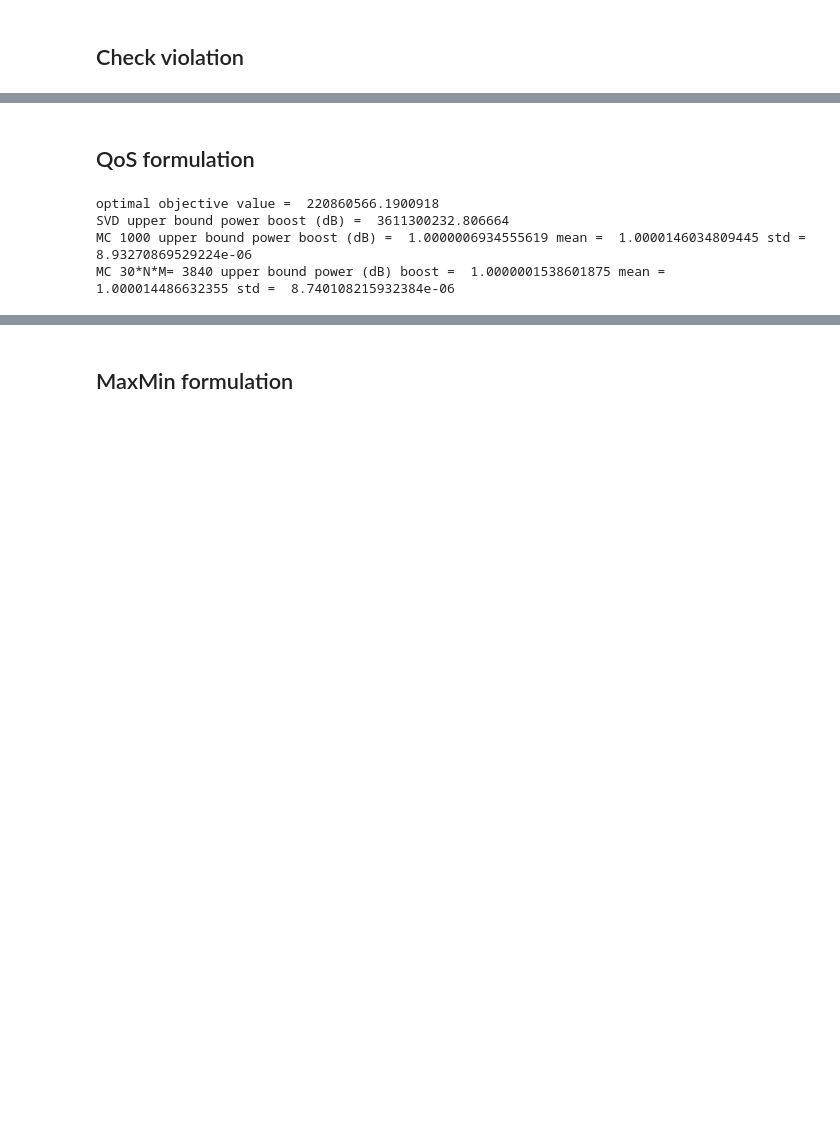
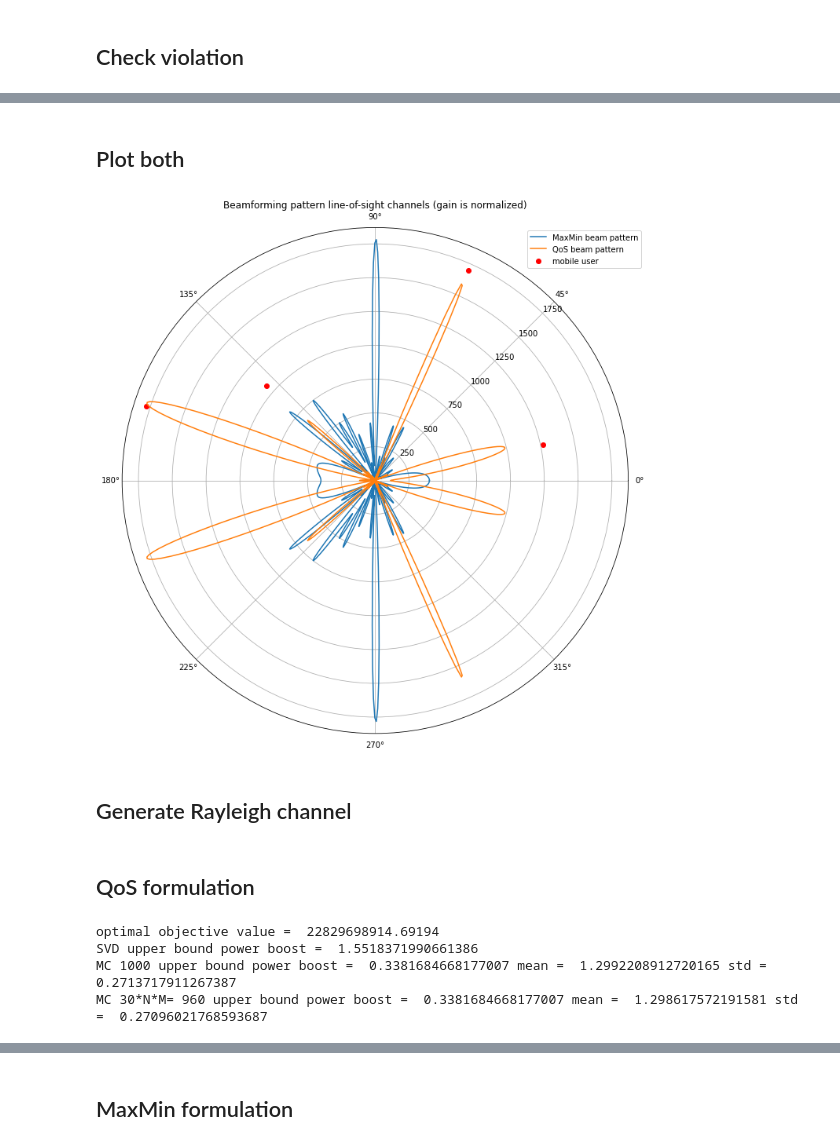
Before and after one commit to anvuongb/ece569_cvxopt_final, a Jupyter notebook: transmit_beamforming.ipynb, the cells around one changed output, grey strips where cells are left out. Cells and saved outputs as stored; diff of their text form; code cells hidden in the pictures; blank space fills up the shorter version.

```diff
--- a/transmit_beamforming.ipynb
+++ b/transmit_beamforming.ipynb
@@ -284,0 +369,28 @@ plt.show()
+# %% [markdown]
+## Plot both
+# %%
+fig = plt.figure(figsize=(10,10))
+ax = fig.add_subplot(projection='polar', label="meters")
+
+# max min
+w = w_best_maxmin.ravel()
+phi, g = gain(w)
+DdBi = get_directive_gain(g)
+ax.plot(phi, g*np.max(distances)/np.max(g), label="MaxMin beam pattern")
+
+# QoS
+w = w_best_qos.ravel()
+phi, g = gain(w)
+DdBi = get_directive_gain(g)
+ax.plot(phi, g*np.max(distances)/np.max(g), label="QoS beam pattern")
+
+ax.scatter(angles, distances, color="red", label="mobile user")
+# ax.set_rticks([0, 50, 100, 200, 250])
+ax.set_rlabel_position(45)
+plt.title("Beamforming pattern line-of-sight channels (gain is normalized)")
+plt.legend()
+ax.legend(loc=(0.8,0.92))
+plt.tight_layout()
+plt.show()
+# %% [output]
+[figure, added]
@@ -284,0 +399,2 @@ plt.show()
+# %% [markdown]
+## Generate Rayleigh channel
@@ -307,7 +423,7 @@ w_SVD   = recover_w_SVD(W_opt)
 scale_factor_SVD = get_min_scale_factor(w_SVD, H_array_norm_QoS)
 w_SVD *= scale_factor_SVD
 ubpb_SVD = np.linalg.norm(w_SVD)**2/opt
-print("SVD upper bound power boost (dB) = ", ubpb_SVD)
+print("SVD upper bound power boost = ", ubpb_SVD)
 ubpb = []
 
 for i in range(1000):
@@ -325,12 +441,12 @@ for i in range(1000):
     w_randC *= scale_factor_randC
 
     w_l = [w_SVD, w_randA, w_randB, w_randC]
-    norm_l = [np.linalg.norm(w_SVD)**2, np.linalg.norm(w_randA)**2, np.linalg.norm(w_randB)**2, np.linalg.norm(w_randC)**2]
+    norm_l = [calc_norm2(w_SVD)**2, calc_norm2(w_randA)**2, calc_norm2(w_randB)**2, calc_norm2(w_randC)**2]
 
     w_min = w_l[np.argmin(norm_l)]
-    ubpb.append(np.linalg.norm(w_min)**2/opt)
+    ubpb.append(calc_norm2(w_min)**2/opt)
 
-print("MC 1000 upper bound power boost (dB) = ", np.min(ubpb), "mean = ", np.mean(ubpb), "std = ", np.std(ubpb))
+print("MC 1000 upper bound power boost = ", np.min(ubpb), "mean = ", np.mean(ubpb), "std = ", np.std(ubpb))
 
 w_best = None
 ubpb_best = np.inf
@@ -351,21 +467,21 @@ for i in range(30*N*M):
     w_randC *= scale_factor_randC
 
     w_l = [w_SVD, w_randA, w_randB, w_randC]
-    norm_l = [np.linalg.norm(w_SVD)**2, np.linalg.norm(w_randA)**2, np.linalg.norm(w_randB)**2, np.linalg.norm(w_randC)**2]
+    norm_l = [calc_norm2(w_SVD)**2, calc_norm2(w_randA)**2, calc_norm2(w_randB)**2, calc_norm2(w_randC)**2]
 
     w_min = w_l[np.argmin(norm_l)]
-    ubpb.append(np.linalg.norm(w_min)**2/opt)
+    ubpb.append(calc_norm2(w_min)**2/opt)
 
     if ubpb[-1] < ubpb_best:
         w_best = w_min
         ubpb_best = ubpb[-1]
 w_best_qos = w_best
-print("MC 30*N*M=", 30*N*M, "upper bound power (dB) boost = ", np.min(ubpb), "mean = ", np.mean(ubpb), "std = ", np.std(ubpb))
+print("MC 30*N*M=", 30*N*M, "upper bound power boost = ", np.min(ubpb), "mean = ", np.mean(ubpb), "std = ", np.std(ubpb))
 # %% [output]
-optimal objective value =  220860566.1900918
-SVD upper bound power boost (dB) =  3611300232.806664
-MC 1000 upper bound power boost (dB) =  1.0000006934555619 mean =  1.0000146034809445 std =  8.93270869529224e-06
-MC 30*N*M= 3840 upper bound power (dB) boost =  1.0000001538601875 mean =  1.000014486632355 std =  8.740108215932384e-06
+optimal objective value =  22829698914.69194
+SVD upper bound power boost =  1.5518371990661386
+MC 1000 upper bound power boost =  0.3381684668177007 mean =  1.2992208912720165 std =  0.2713717911267387
+MC 30*N*M= 960 upper bound power boost =  0.3381684668177007 mean =  1.298617572191581 std =  0.27096021768593687
 # %%
 w = w_best_qos.ravel()
 # Calculate gain and directive gain; plot on a polar chart.
```
Also changed, not shown: parts of 35 cells of this notebook, 6 other files.
